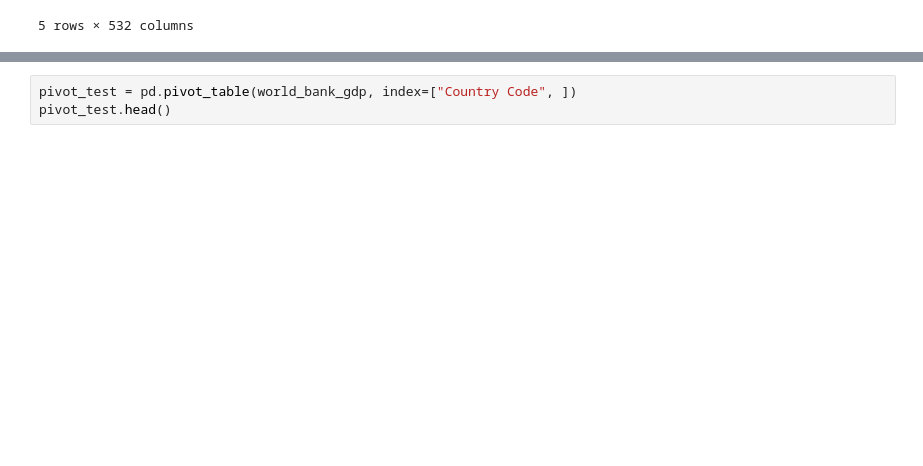
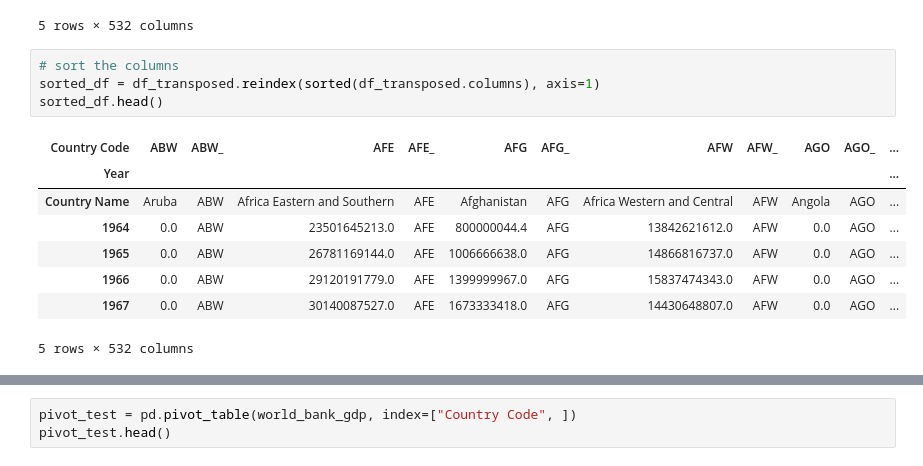
Before and after one commit to johnt1311/Olympics, a Jupyter notebook: Trey_Graham/country_code_cleaning.ipynb, the cells around one changed output, grey strips where cells are left out. Saved outputs shown, nothing was run; the diff lists cells and outputs as text; blank space fills up the shorter version.

```diff
--- a/Trey_Graham/country_code_cleaning.ipynb
+++ b/Trey_Graham/country_code_cleaning.ipynb
@@ -414,3 +414,16 @@ df_transposed.head()
 | 1966 | 1399999967.0 | 0.0 | 3039834559.0 | 0.0 | 0.0 | 0.0 | 0.0 | 28630474728.0 | 0.0 | 0.0 | ... |
 | 1967 | 1673333418.0 | 0.0 | 3370843066.0 | 0.0 | 0.0 | 0.0 | 0.0 | 24256667553.0 | 0.0 | 0.0 | ... |
 5 rows × 532 columns
+# %%
+# sort the columns
+sorted_df = df_transposed.reindex(sorted(df_transposed.columns), axis=1)
+sorted_df.head()
+# %% [output]
+| Country Code | ABW | ABW_ | AFE | AFE_ | AFG | AFG_ | AFW | AFW_ | AGO | AGO_ | ... |
+| Year |  |  |  |  |  |  |  |  |  |  | ... |
+| Country Name | Aruba | ABW | Africa Eastern and Southern | AFE | Afghanistan | AFG | Africa Western and Central | AFW | Angola | AGO | ... |
+| 1964 | 0.0 | ABW | 23501645213.0 | AFE | 800000044.4 | AFG | 13842621612.0 | AFW | 0.0 | AGO | ... |
+| 1965 | 0.0 | ABW | 26781169144.0 | AFE | 1006666638.0 | AFG | 14866816737.0 | AFW | 0.0 | AGO | ... |
+| 1966 | 0.0 | ABW | 29120191779.0 | AFE | 1399999967.0 | AFG | 15837474343.0 | AFW | 0.0 | AGO | ... |
+| 1967 | 0.0 | ABW | 30140087527.0 | AFE | 1673333418.0 | AFG | 14430648807.0 | AFW | 0.0 | AGO | ... |
+5 rows × 532 columns
```
Also changed, not shown: parts of 4 cells of this notebook, 1 other file.
